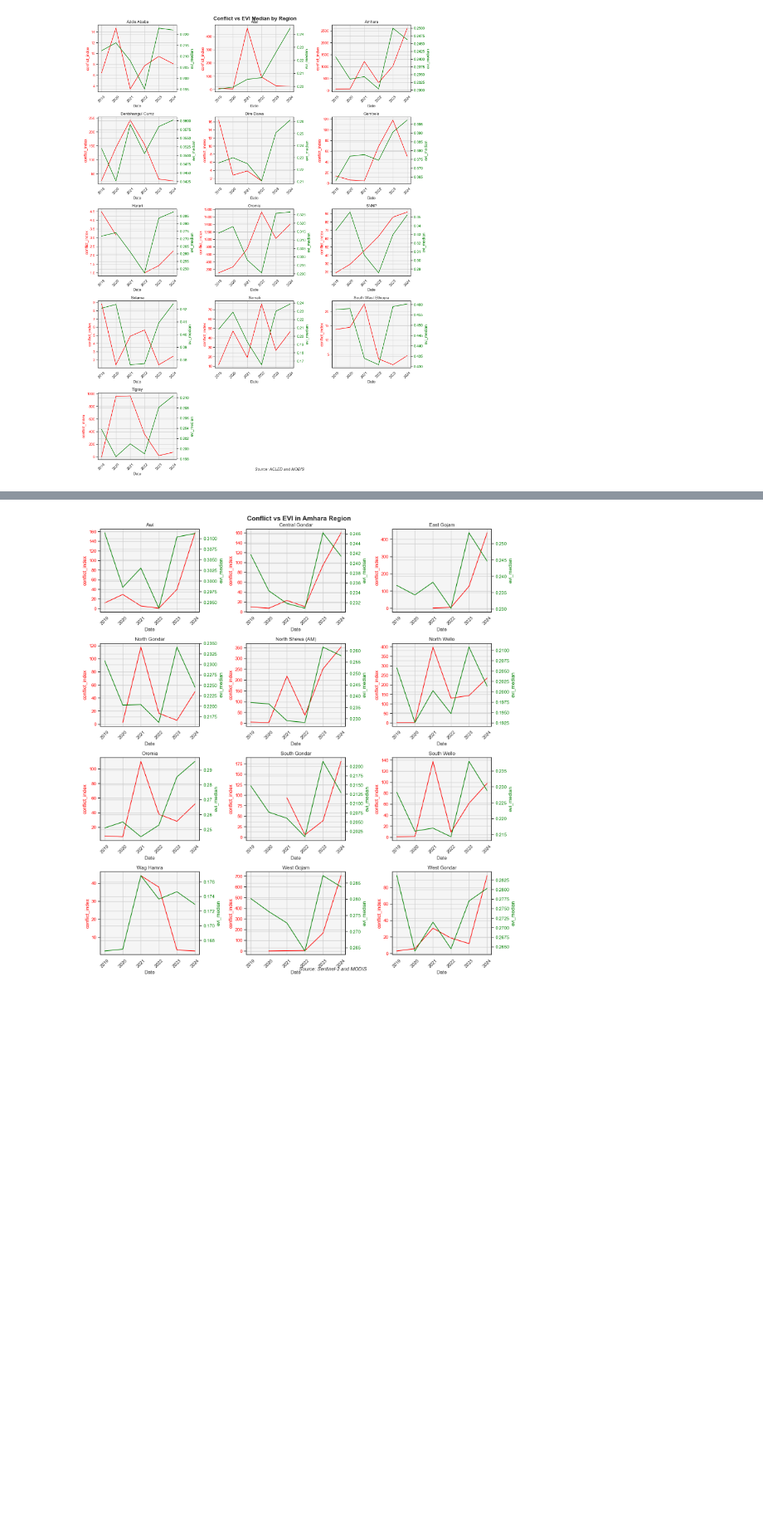
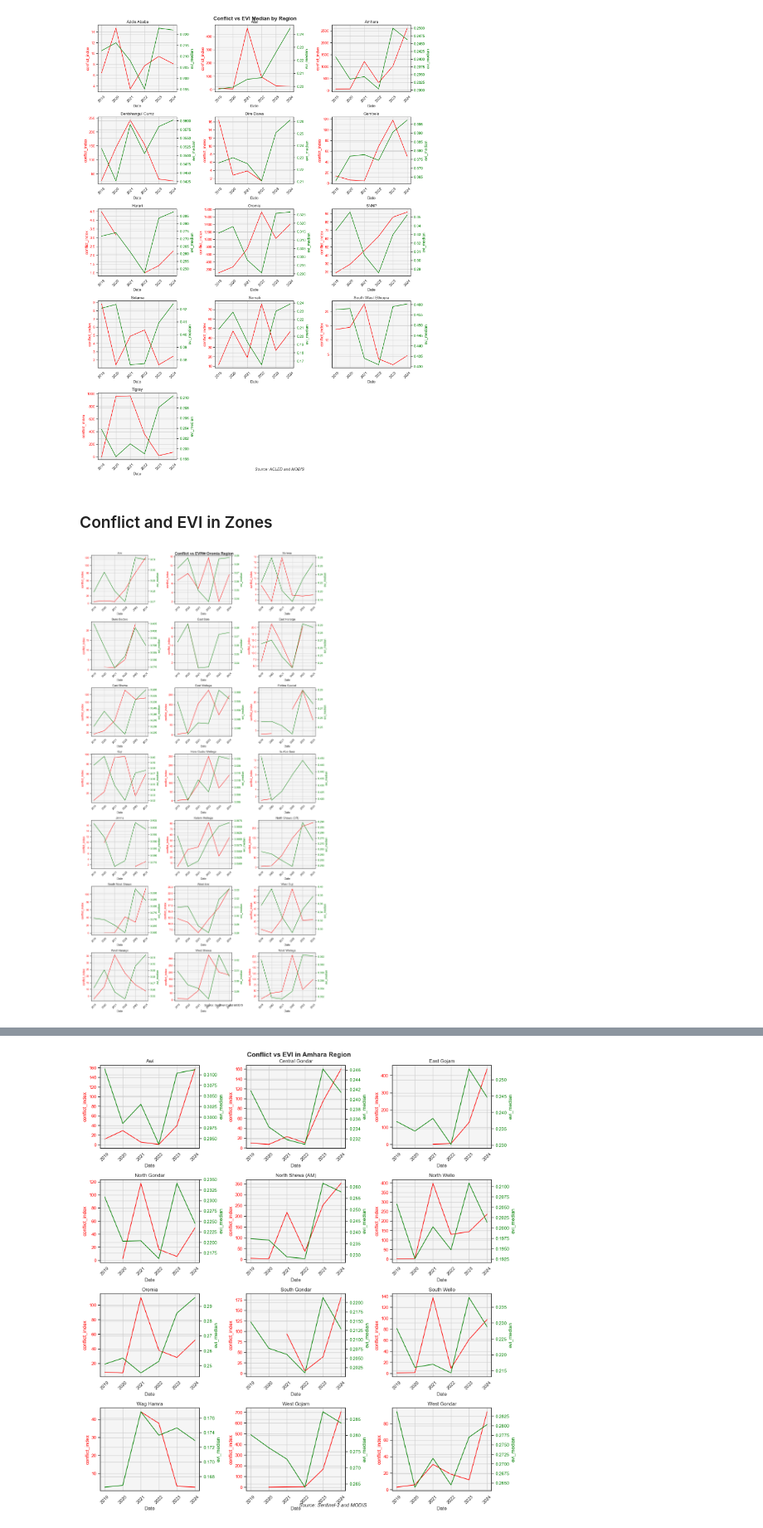
Before and after one commit to datapartnership/ethiopia-economic-monitoring, a Jupyter notebook: _sources/notebooks/combined_stats/summary_stats.ipynb, the cells around one changed output, grey strips where cells are left out. Shown at 83% size. Saved outputs shown, nothing was run; the diff lists cells and outputs as text; code cells hidden in the pictures; blank space fills up the shorter version.

```diff
--- a/_sources/notebooks/combined_stats/summary_stats.ipynb
+++ b/_sources/notebooks/combined_stats/summary_stats.ipynb
@@ -534,3 +515,12 @@ evi_adm2_annual['date'] = pd.to_datetime(evi_adm2_annual['date'])
 evi_adm2_annual.rename(columns={'mean': 'evi_median'}, inplace=True)
 merged_adm2_annual = pd.merge(airpollution_adm2_annual, conflict_adm2_annual, on=['date', 'ADM1_EN', 'ADM2_EN'], how='left')
 merged_adm2_annual = pd.merge(merged_adm2_annual, evi_adm2_annual, on=['date', 'ADM2_EN'], how='left')
+# %% [markdown]
+### Conflict and EVI in Zones
+# %%
+df = merged_adm2_annual[merged_adm2_annual['ADM1_EN'] == 'Oromia']
+plot_dual_variables(df, 'conflict_index', 'evi_median',
+                   title='Conflict vs EVI in Oromia Region',
+                   subtitle='Source: Sentinel-2 and MODIS', group_col='ADM2_EN')
+# %% [output]
+[figure, added]
```
Also changed, not shown: parts of 19 cells of this notebook, 50 other files.
